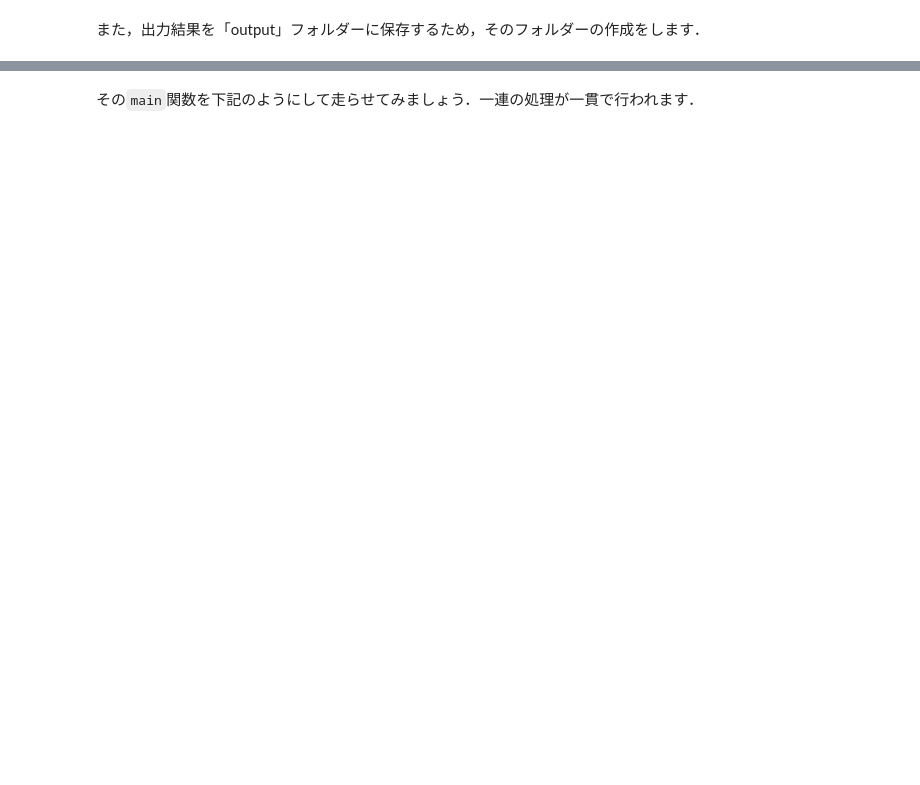
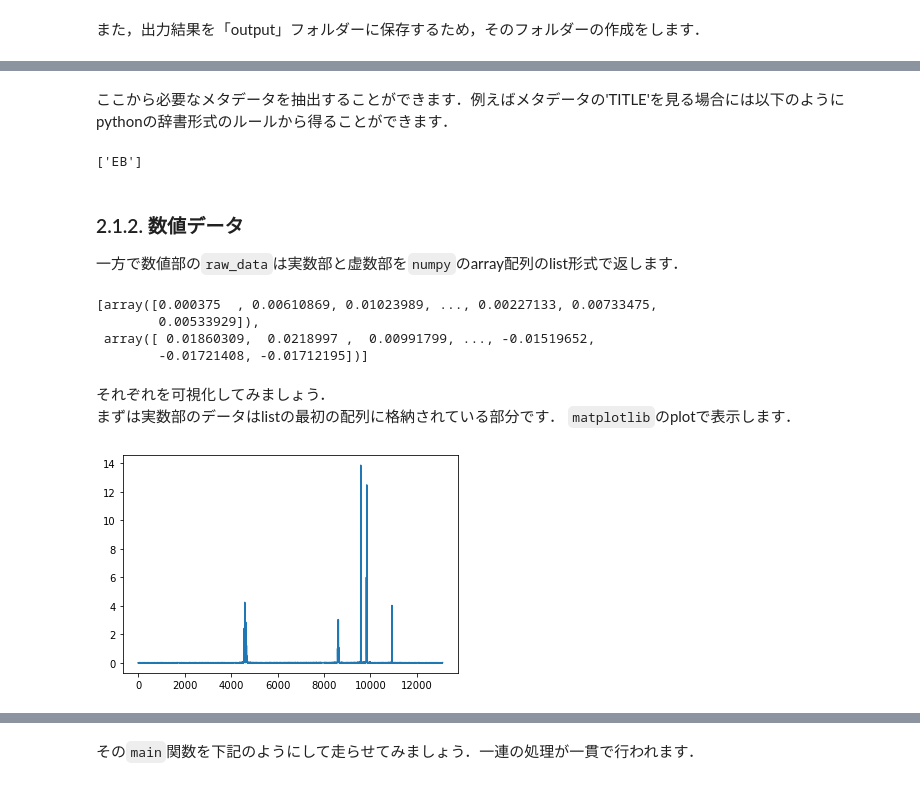
Before and after one commit to ARIM-Training/Training_Program_5, a Jupyter notebook: Training_5.ipynb, the cells around one changed output, grey strips where cells are left out. Cells and saved outputs as stored; diff of their text form; code cells hidden in the pictures; blank space fills up the shorter version.

```diff
--- a/Training_5.ipynb
+++ b/Training_5.ipynb
@@ -50,0 +67,3 @@ os.makedirs(output_folder,exist_ok = True)
+# %%
+file = 'data\\EB_Proton-1.jdx'
+meta_data, raw_data  = ng.jcampdx.read(file)
@@ -50,0 +93,25 @@ os.makedirs(output_folder,exist_ok = True)
+# %% [markdown]
+ここから必要なメタデータを抽出することができます．例えばメタデータの'TITLE'を見る場合には以下のようにpythonの辞書形式のルールから得ることができます．
+# %%
+meta_data['TITLE']
+# %% [output]
+['EB']
+# %% [markdown]
+### 2.1.2. 数値データ
+一方で数値部の``raw_data``は実数部と虚数部を``numpy``のarray配列のlist形式で返します．
+# %%
+raw_data
+# %% [output]
+[array([0.000375  , 0.00610869, 0.01023989, ..., 0.00227133, 0.00733475,
+        0.00533929]),
+ array([ 0.01860309,  0.0218997 ,  0.00991799, ..., -0.01519652,
+        -0.01721408, -0.01712195])]
+# %% [markdown]
+それぞれを可視化してみましょう．
+まずは実数部のデータはlistの最初の配列に格納されている部分です．
+``matplotlib``のplotで表示します．
+# %%
+plt.plot(raw_data[0])
+plt.show()
+# %% [output]
+[figure, added]
```
Also changed, not shown: parts of 48 cells of this notebook, 2 other files.
